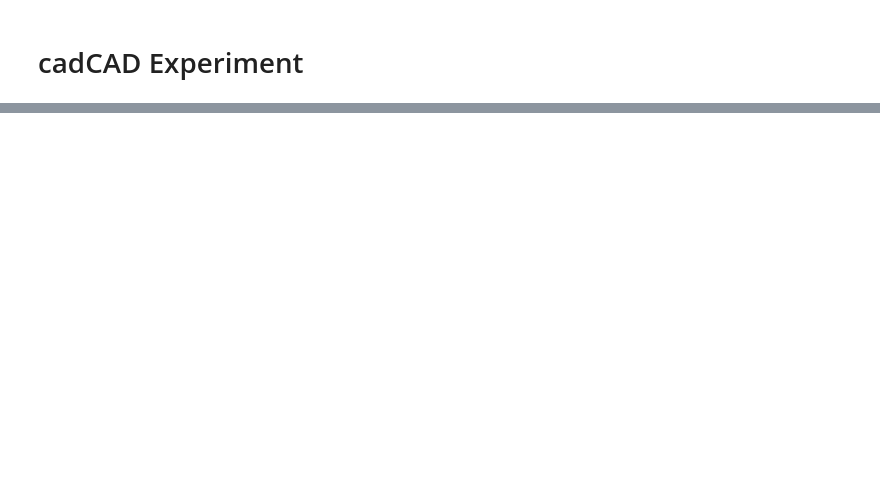
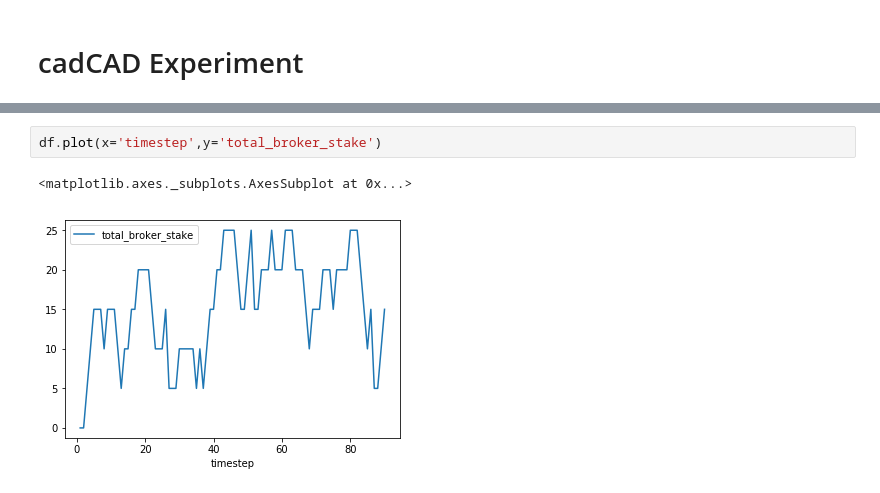
Before and after one commit to BlockScience/proposal-inverter, a Jupyter notebook: experiment.ipynb, the cells around one changed output, grey strips where cells are left out. Cells and saved outputs as stored; diff of their text form; blank space fills up the shorter version.

```diff
--- a/experiment.ipynb
+++ b/experiment.ipynb
@@ -73,0 +80,5 @@ Text(0, 0.5, 'Broker Claimable Funds')
+# %%
+df.plot(x='timestep',y='total_broker_stake')
+# %% [output]
+<matplotlib.axes._subplots.AxesSubplot at 0x...>
+[figure, added]
```
Also changed, not shown: parts of 14 cells of this notebook, 2 other files.
